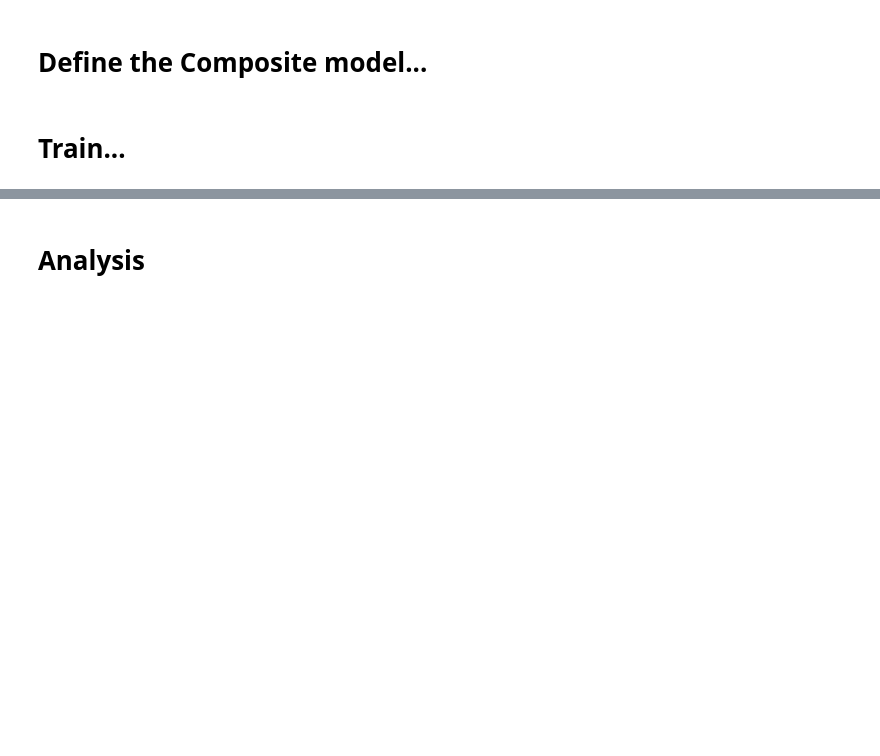
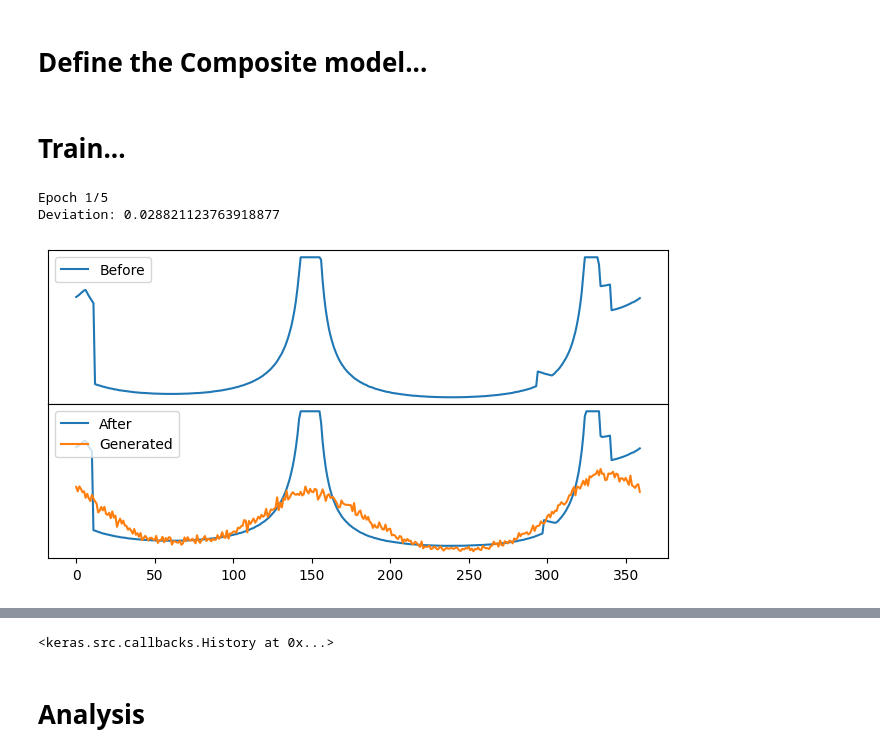
Before and after one commit to Mahesh-Saravanan/Simulation-Environments-AI-based-Autonomous-Driving-Solutions--a-Comparative-Evaluation, a Jupyter notebook: 2. Generative Model based simulator/Master_Arbeit.ipynb, the cells around one changed output, grey strips where cells are left out. Saved outputs shown, nothing was run; the diff lists cells and outputs as text; code cells hidden in the pictures; blank space fills up the shorter version.

```diff
--- a/2. Generative Model based simulator/Master_Arbeit.ipynb
+++ b/2. Generative Model based simulator/Master_Arbeit.ipynb
@@ -27,18 +27,20 @@ Mounted at /content/drive
 
 Each file contains ~1000 datapoints
 # %%
-m = np.load('/content/drive/MyDrive/Thesis/plan Sai/Dataset/Dataset 2 - Different Values/m_ob0.npy')
-a = np.load('/content/drive/MyDrive/Thesis/plan Sai/Dataset/Dataset 2 - Different Values/act0.npy')
-p = np.load('/content/drive/MyDrive/Thesis/plan Sai/Dataset/Dataset 2 - Different Values/p_ob0.npy')
+path_to_data_folder = "/content/drive/MyDrive/Thesis/plan Sai/Dataset/Dataset 2 - Different Values"
+path_to_model = "/content/drive/MyDrive/Thesis/plan Sai/Models"
+m = np.load(f'{path_to_data_folder}/m_ob0.npy')
+a = np.load(f'{path_to_data_folder}/act0.npy')
+p = np.load(f'{path_to_data_folder}/p_ob0.npy')
 
 for i in range(1,123):
   # Progress Bar
   progress = i / 123;bar_length = 100;completed_length = int(bar_length * progress);bar = "Reading Data --> [" + "=" * completed_length + ">" + " " * (bar_length - completed_length) + "]";percentage = f"{progress * 100:.0f}%";sys.stdout.write(f"\r{bar} {percentage}");sys.stdout.flush()
 
   #Loading and concatnating each file
-  m= np.concatenate((m,np.load(f'/content/drive/MyDrive/Thesis/plan Sai/Dataset/Dataset 2 - Different Values/m_ob{i}.npy')),axis = 0)
-  a= np.concatenate((a,np.load(f'/content/drive/MyDrive/Thesis/plan Sai/Dataset/Dataset 2 - Different Values/act{i}.npy')),axis = 0)
-  p= np.concatenate((p,np.load(f'/content/drive/MyDrive/Thesis/plan Sai/Dataset/Dataset 2 - Different Values/p_ob{i}.npy')),axis = 0)
+  m= np.concatenate((m,np.load(f'{path_to_data_folder}/m_ob{i}.npy')),axis = 0)
+  a= np.concatenate((a,np.load(f'{path_to_data_folder}/act{i}.npy')),axis = 0)
+  p= np.concatenate((p,np.load(f'{path_to_data_folder}/p_ob{i}.npy')),axis = 0)
 # %% [output]
 Reading Data --> [===================================================================================================> ] 99%
 # %% [markdown]
@@ -158,8 +163,8 @@ class GAN(Model):
     self.generator = self.build_generator()
     self.discriminator = self.build_discriminator()
     if Load_model:
-      self.generator = load_model("/content/drive/MyDrive/Thesis/plan Sai/Models/Generator.h5")
-      self.discriminator = load_model("/content/drive/MyDrive/Thesis/plan Sai/Models/Discriminator.h5")
+      self.generator = load_model(f"{path_to_model}/Generator.h5")
+      self.discriminator = load_model(f"{path_to_model}/Discriminator.h5")
     self.l1_lamda = 100
     self.action_map = {0:"Straight",1:"Left",2:"Right"}
 
@@ -367,4 +372,8 @@ monitor = Monitor(dataset,take_action_epoch = 10)
 # %% [markdown]
 # Train...
 # %%
-cgan.fit(dataset, epochs =50,  callbacks = [monitor])
+cgan.fit(dataset, epochs =5,  callbacks = [monitor])
+# %% [output]
+Epoch 1/5
+Deviation: 0.028821123763918877
+[figure, added]
@@ -371,3 +389,4 @@ cgan.fit(dataset, epochs =50,  callbacks = [monitor])
+<keras.src.callbacks.History at 0x...>
 # %% [markdown]
 # Analysis
 # %% [markdown]
```
Also changed, not shown: parts of 6 cells of this notebook.
